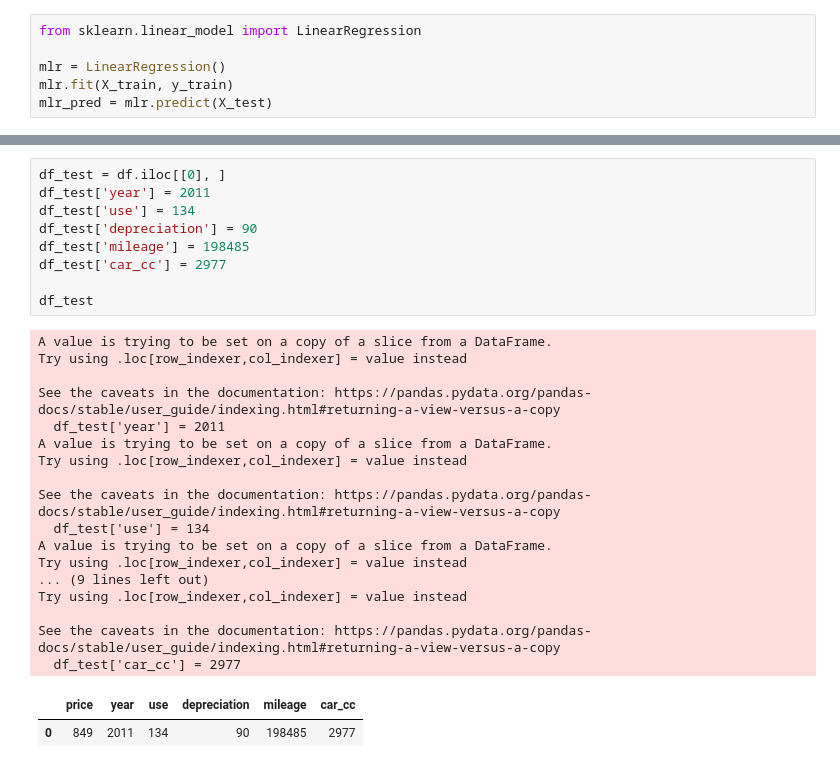
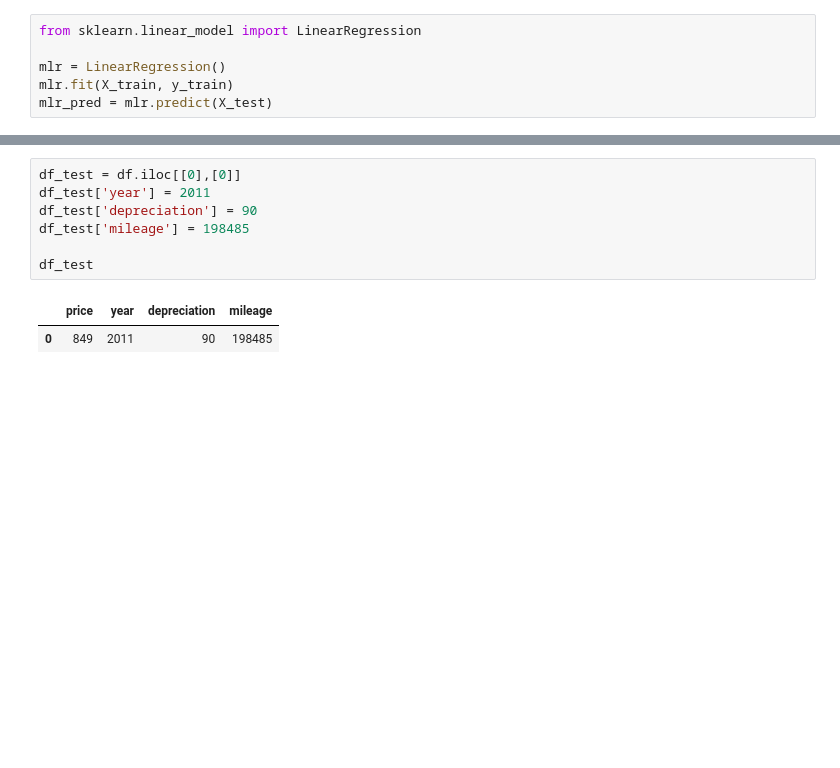
Before and after one commit to ethan528/Python, a Jupyter notebook: 중고차 시세 예측/중고차 가격예측.ipynb, the cells around one changed output, grey strips where cells are left out. Cells and saved outputs as stored; diff of their text form; blank space fills up the shorter version.

```diff
--- a/중고차 시세 예측/중고차 가격예측.ipynb
+++ b/중고차 시세 예측/중고차 가격예측.ipynb
@@ -185,33 +192,14 @@ Notes:
 strong multicollinearity or other numerical problems.
 # %%
-df_test = df.iloc[[0], ]
+df_test = df.iloc[[0],[0]]
 df_test['year'] = 2011
-df_test['use'] = 134
 df_test['depreciation'] = 90
 df_test['mileage'] = 198485
-df_test['car_cc'] = 2977
 
 df_test
 # %% [output]
-A value is trying to be set on a copy of a slice from a DataFrame.
-Try using .loc[row_indexer,col_indexer] = value instead
-
-See the caveats in the documentation: https://pandas.pydata.org/pandas-docs/stable/user_guide/indexing.html#returning-a-view-versus-a-copy
-  df_test['year'] = 2011
-A value is trying to be set on a copy of a slice from a DataFrame.
-Try using .loc[row_indexer,col_indexer] = value instead
-
-See the caveats in the documentation: https://pandas.pydata.org/pandas-docs/stable/user_guide/indexing.html#returning-a-view-versus-a-copy
-  df_test['use'] = 134
-A value is trying to be set on a copy of a slice from a DataFrame.
-Try using .loc[row_indexer,col_indexer] = value instead
-... (9 lines left out)
-Try using .loc[row_indexer,col_indexer] = value instead
-
-See the caveats in the documentation: https://pandas.pydata.org/pandas-docs/stable/user_guide/indexing.html#returning-a-view-versus-a-copy
-  df_test['car_cc'] = 2977
-|  | price | year | use | depreciation | mileage | car_cc |
-| 0 | 849 | 2011 | 134 | 90 | 198485 | 2977 |
+|  | price | year | depreciation | mileage |
+| 0 | 849 | 2011 | 90 | 198485 |
 # %%
 model.predict(df_test)
 # %% [output]
```
Also changed, not shown: parts of 28 cells of this notebook, 2 other files.
